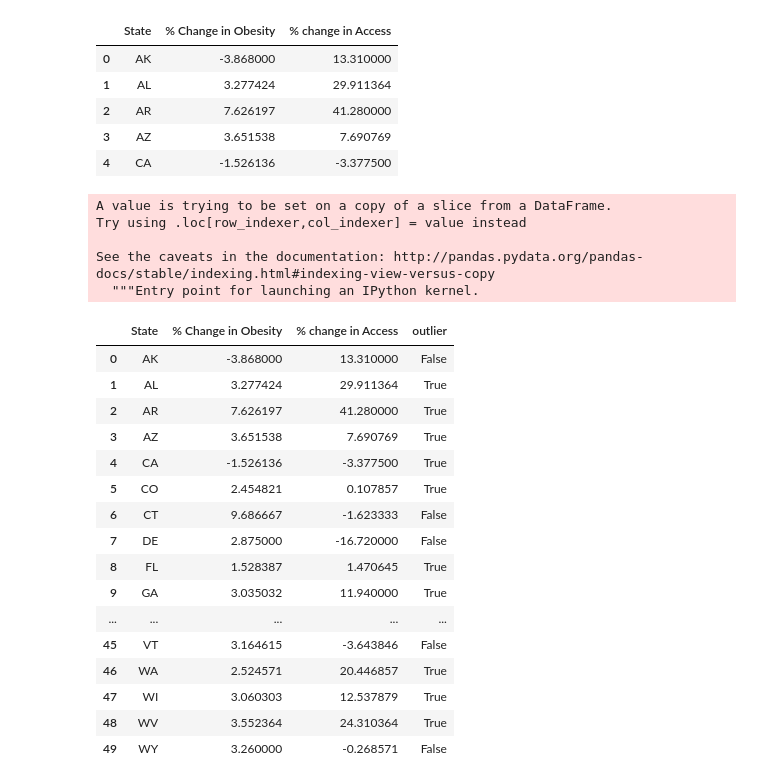
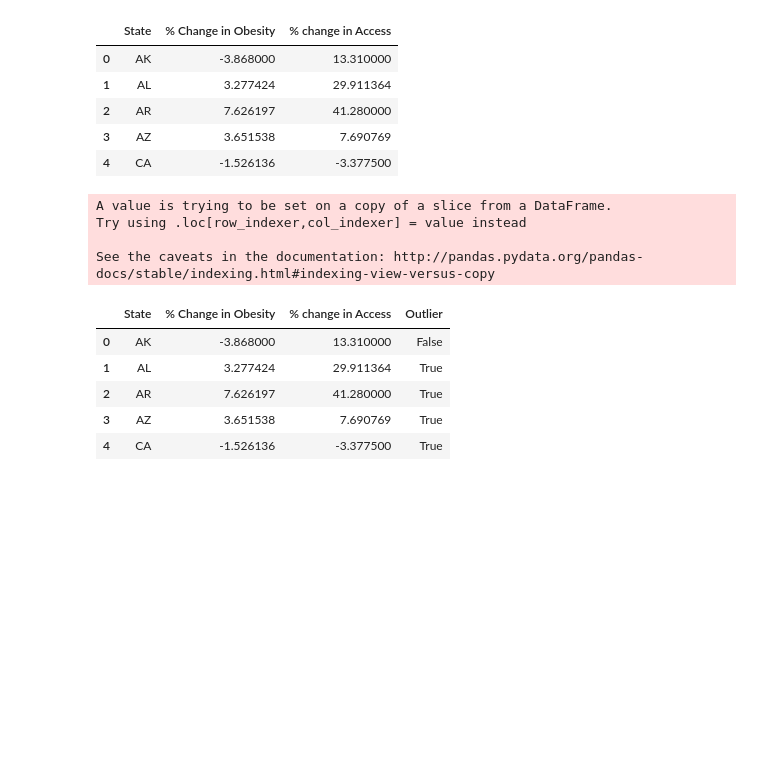
Before and after one commit to MBenner12/FoodDeserts-Project-, a Jupyter notebook: Blakemaster.pynb.ipynb, the cells around one changed output. Saved outputs shown, nothing was run; the diff lists cells and outputs as text; code cells hidden in the pictures; blank space fills up the shorter version.

```diff
--- a/Blakemaster.pynb.ipynb
+++ b/Blakemaster.pynb.ipynb
@@ -54,29 +48,17 @@ outlier_df.head()
 | 3 | AZ | 3.651538 | 7.690769 |
 | 4 | CA | -1.526136 | -3.377500 |
 # %%
-outlier_df['outlier'] = outlier_df.apply((lambda x: (x[2]> 0 and x[1]>0) or (x[2]< 0 and x[1]<0)  ), axis = 1)
-
-outlier_df
+#Identify Outliers
+outlier_df['Outlier'] = outlier_df.apply((lambda x: (x[2]> 0 and x[1]>0) or (x[2]< 0 and x[1]<0)  ), axis = 1)
+outlier_df.head()
 # %% [output]
 A value is trying to be set on a copy of a slice from a DataFrame.
 Try using .loc[row_indexer,col_indexer] = value instead
 
 See the caveats in the documentation: http://pandas.pydata.org/pandas-docs/stable/indexing.html#indexing-view-versus-copy
-  """Entry point for launching an IPython kernel.
-|  | State | % Change in Obesity | % change in Access | outlier |
+|  | State | % Change in Obesity | % change in Access | Outlier |
 | 0 | AK | -3.868000 | 13.310000 | False |
 | 1 | AL | 3.277424 | 29.911364 | True |
 | 2 | AR | 7.626197 | 41.280000 | True |
 | 3 | AZ | 3.651538 | 7.690769 | True |
 | 4 | CA | -1.526136 | -3.377500 | True |
-| 5 | CO | 2.454821 | 0.107857 | True |
-| 6 | CT | 9.686667 | -1.623333 | False |
-| 7 | DE | 2.875000 | -16.720000 | False |
-| 8 | FL | 1.528387 | 1.470645 | True |
-| 9 | GA | 3.035032 | 11.940000 | True |
-| ... | ... | ... | ... | ... |
-| 45 | VT | 3.164615 | -3.643846 | False |
-| 46 | WA | 2.524571 | 20.446857 | True |
-| 47 | WI | 3.060303 | 12.537879 | True |
-| 48 | WV | 3.552364 | 24.310364 | True |
-| 49 | WY | 3.260000 | -0.268571 | False |
```
Also changed, not shown: parts of 24 cells of this notebook.
